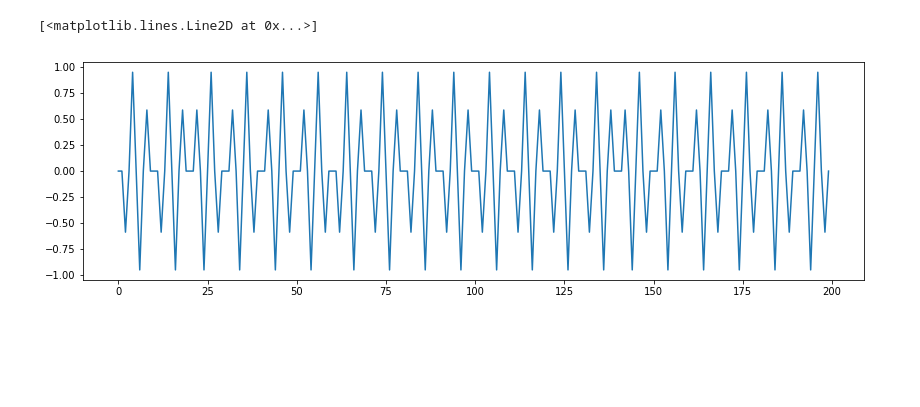
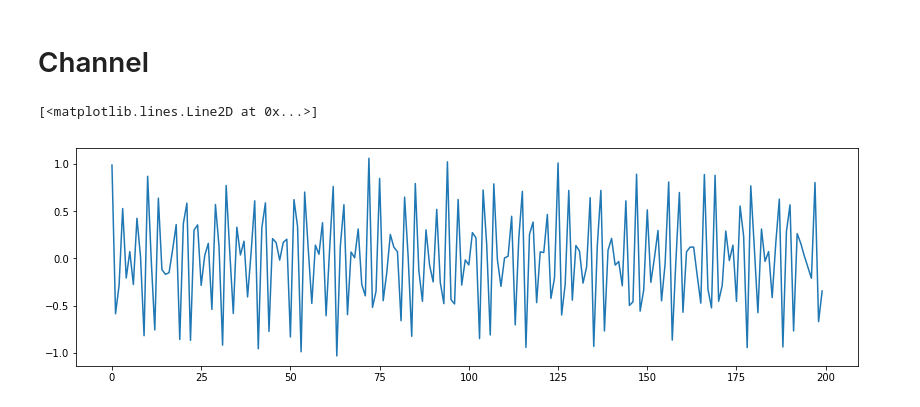
Before and after one commit to vquelque/PDC_2019, a Jupyter notebook: projet.ipynb, the cells around one changed output. Cells and saved outputs as stored; diff of their text form; code cells hidden in the pictures; blank space fills up the shorter version.

```diff
--- a/projet.ipynb
+++ b/projet.ipynb
@@ -20,5 +33,0 @@ print(sample_per_bit)
-# %%
-#arbitray data
-data = np.random.randint(low = 0, high = 2, size = data_size)
-data[data==0] = -1
-print(data)
@@ -26,0 +34,5 @@ print(data)
+# %%
+#transform 0 to -1 in data
+data_tx = np.ones(len(data))
+data_tx[data==0] = -1
+print(data_tx)
@@ -27,6 +59,6 @@ print(data)
 # %%
 #upsample data :
-data_tx = np.repeat(data,sample_per_bit)
+data_tx = np.repeat(data_tx,sample_per_bit)
 #modulate carrier with data :
 tx_signal = np.sin(np.arange(0, len(data_tx)) * 2 *np.pi * (Fc/Fs)) * data_tx
 # %%
@@ -53,8 +86,25 @@ rx_signal = tx_signal_modulated + noise
+# %% [markdown]
+# Channel
+# %%
+# channel
+#frequency cut
+erase_indice = 1 #band to erase
+channel_signal = tx_signal_modulated
+channel_signal_fft = scipy.fftpack.fft(channel_signal)
+N = len(channel_signal_fft)
+erase_low_freq = (erase_indice * 2000) * N  / (Fs)
+erase_high_freq = erase_low_freq + (2000 * N / (Fs))
+channel_signal_fft[int(erase_low_freq):int(erase_high_freq)] = 0
+channel_signal = scipy.fftpack.ifft(channel_signal_fft)
+
+#noise
+noise = noise = np.random.normal(0,0.05,len(tx_signal_modulated))
+rx_signal = channel_signal + noise
 # %%
-plt.plot(tx_signal_modulated[100:300])
+plt.plot(rx_signal[100:300])
 # %% [output]
 [<matplotlib.lines.Line2D at 0x...>]
-[figure, old version]
+[figure, new version]
 # %%
 N = int(len(rx_signal)/2)
 rx_fft = np.abs(np.fft.fft(rx_signal))
```
Also changed, not shown: parts of 23 cells of this notebook, 1 other file.
